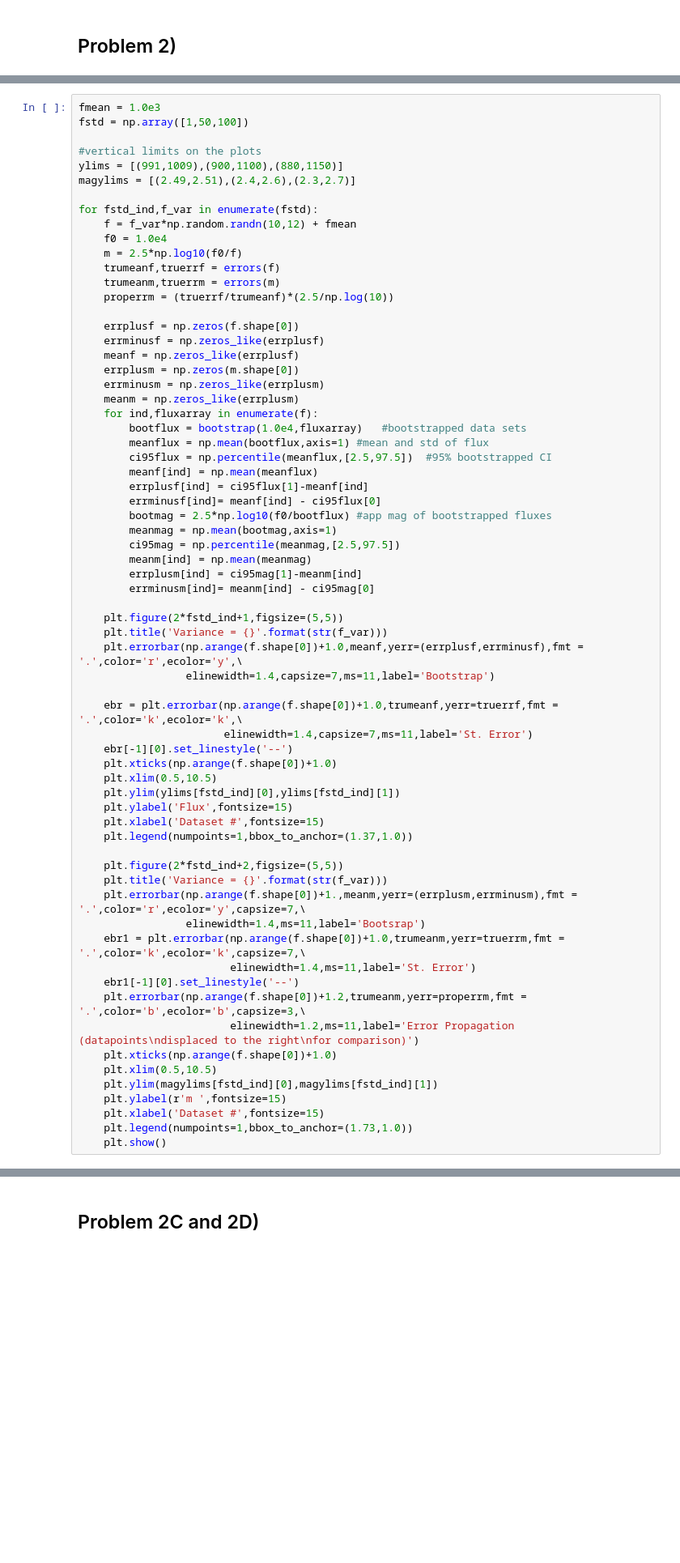
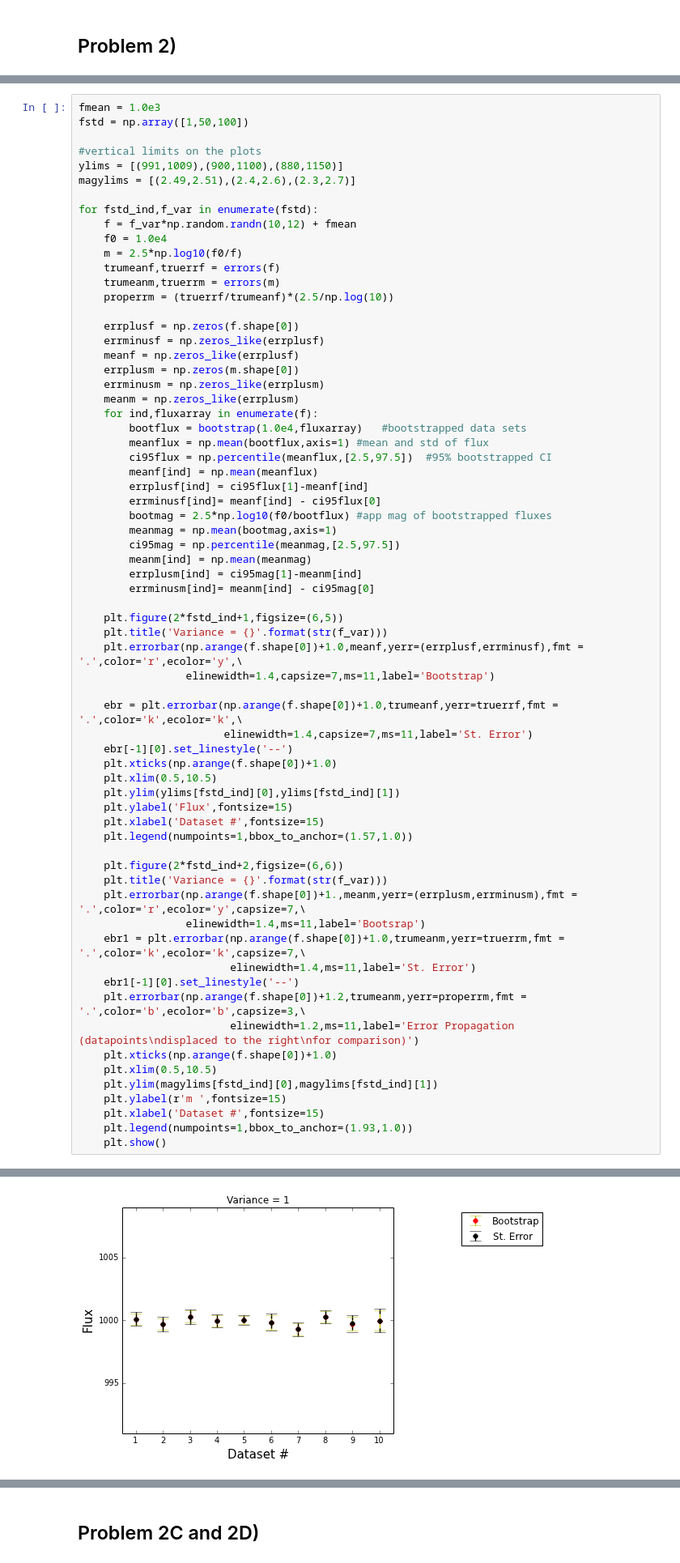
Before and after one commit to sks67/ASTRON3705_Sumit, a Jupyter notebook: Hw6.ipynb, the cells around one changed output, grey strips where cells are left out. Shown: that part at 81% size. Cells and saved outputs as stored; diff of their text form; blank space fills up the shorter version.

```diff
--- a/Hw6.ipynb
+++ b/Hw6.ipynb
@@ -67,7 +67,7 @@ for fstd_ind,f_var in enumerate(fstd):
         errplusm[ind] = ci95mag[1]-meanm[ind]
         errminusm[ind]= meanm[ind] - ci95mag[0]
 
-    plt.figure(2*fstd_ind+1,figsize=(5,5))
+    plt.figure(2*fstd_ind+1,figsize=(6,5))
     plt.title('Variance = {}'.format(str(f_var)))
     plt.errorbar(np.arange(f.shape[0])+1.0,meanf,yerr=(errplusf,errminusf),fmt = '.',color='r',ecolor='y',\
                  elinewidth=1.4,capsize=7,ms=11,label='Bootstrap')
@@ -80,9 +80,9 @@ for fstd_ind,f_var in enumerate(fstd):
     plt.ylim(ylims[fstd_ind][0],ylims[fstd_ind][1])
     plt.ylabel('Flux',fontsize=15)
     plt.xlabel('Dataset #',fontsize=15)
-    plt.legend(numpoints=1,bbox_to_anchor=(1.37,1.0))
+    plt.legend(numpoints=1,bbox_to_anchor=(1.57,1.0))
 
-    plt.figure(2*fstd_ind+2,figsize=(5,5))
+    plt.figure(2*fstd_ind+2,figsize=(6,6))
     plt.title('Variance = {}'.format(str(f_var)))
     plt.errorbar(np.arange(f.shape[0])+1.,meanm,yerr=(errplusm,errminusm),fmt = '.',color='r',ecolor='y',capsize=7,\
                  elinewidth=1.4,ms=11,label='Bootsrap')
@@ -96,6 +96,6 @@ for fstd_ind,f_var in enumerate(fstd):
     plt.ylim(magylims[fstd_ind][0],magylims[fstd_ind][1])
     plt.ylabel(r'm ',fontsize=15)
     plt.xlabel('Dataset #',fontsize=15)
-    plt.legend(numpoints=1,bbox_to_anchor=(1.73,1.0))
+    plt.legend(numpoints=1,bbox_to_anchor=(1.93,1.0))
     plt.show()
 # %% [output]
@@ -102,0 +102 @@ NameError: name 'np' is not defined
+[figure, added]
```
Also changed, not shown: parts of 1 cell of this notebook.
